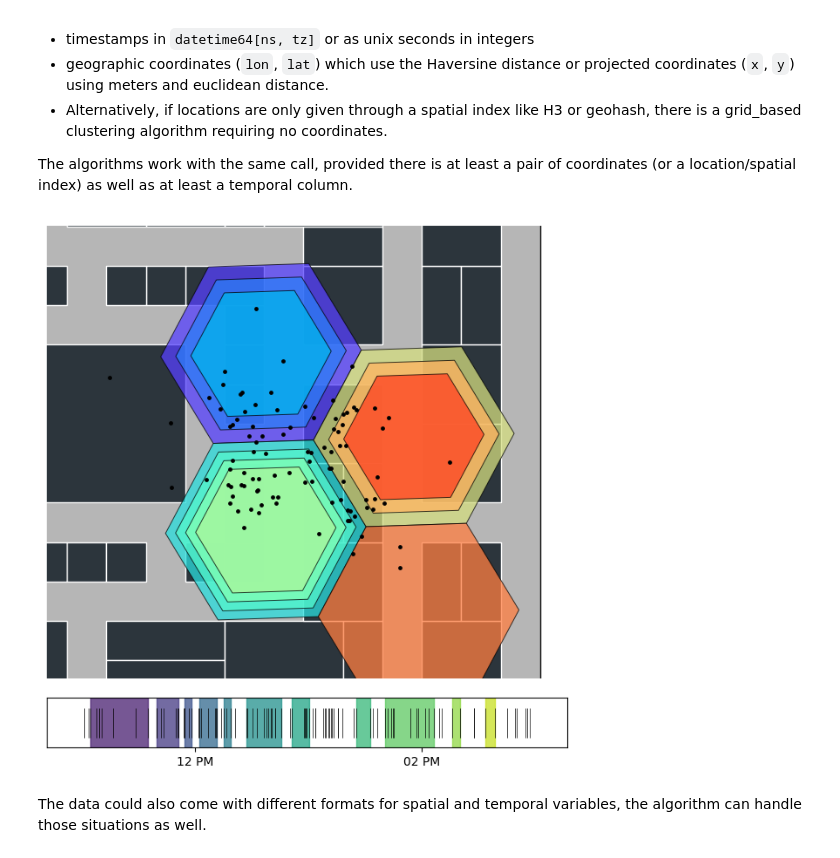
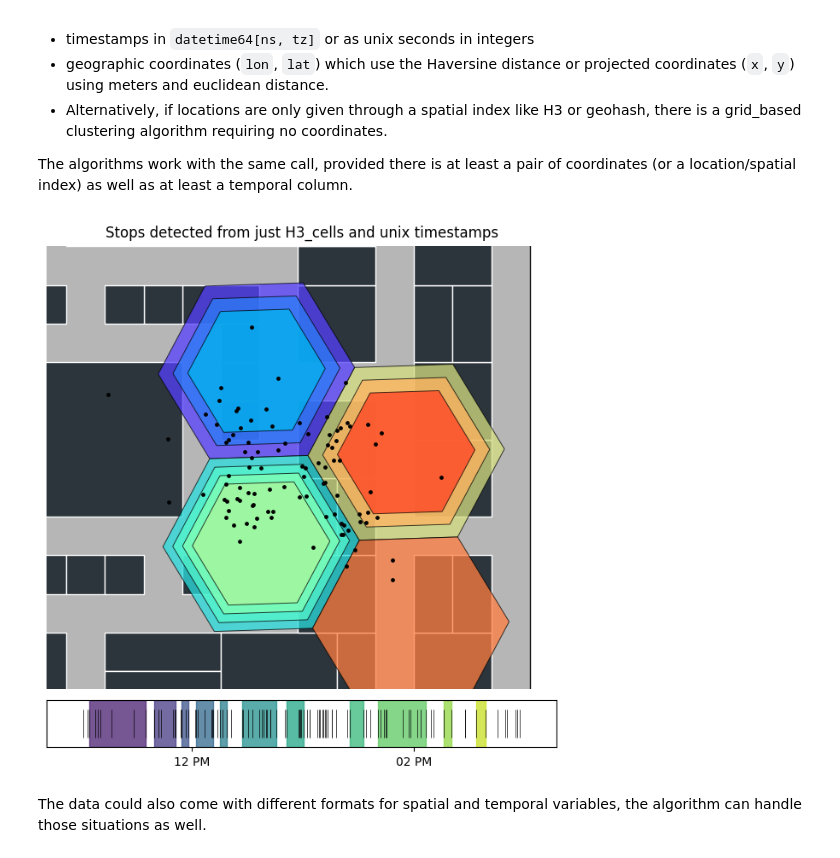
Before and after one commit to Watts-Lab/nomad, a Jupyter notebook: tutorials/IC2S2-2025/[3]stop-detection.ipynb, the cells around one changed output. Cells and saved outputs as stored; diff of their text form; code cells hidden in the pictures.

Commit message:
figure title?

```diff
--- a/tutorials/IC2S2-2025/[3]stop-detection.ipynb
+++ b/tutorials/IC2S2-2025/[3]stop-detection.ipynb
@@ -217,25 +217,26 @@ traj_h3['cluster'] = GRID_BASED.grid_based_labels(traj_h3, time_thresh=180, dur_
 # %%
 traj_h3=traj[['gc_identifier','dev_x','dev_y', 'unix_ts', 'h3_cell']]
 
 fig, (ax_map, ax_barcode) = plt.subplots(2, 1, figsize=(6,6.5),
                                          gridspec_kw={'height_ratios':[10,1]})
 
 shp_plt.plot_polygon(outer_box, ax=ax_map, add_points=False, color='#0e0e0e')
 city.plot(ax=ax_map, edgecolor='white', linewidth=1, color='#2c353c')
 
 plot_stops(stops_h3, ax=ax_map, cmap='rainbow', location_id='h3_cell', crs='EPSG:3857')
 plot_pings(traj_h3, ax=ax_map, radius=1, point_color='black', cmap='twilight', traj_cols=tc)
 
 adjust_zoom(stops['dev_x'], stops['dev_y'], buffer=3, ax=ax_map)
 ax_map.set_axis_off()
 
 plot_time_barcode(traj_h3[tc['timestamp']], ax=ax_barcode, set_xlim=True)
 plot_stops_barcode(stops_h3, ax=ax_barcode, cmap='viridis', set_xlim=False, timestamp='unix_ts')
 
+fig.suptitle("Stops detected from just H3_cells and unix timestamps")
 plt.tight_layout(pad=0.1)
 plt.show()
 # %% [output]
-[figure, old version]
+[figure, new version]
 # %% [markdown]
 The data could also come with different formats for spatial and temporal variables, the algorithm can handle those situations as well.
 # %% [markdown]
```
